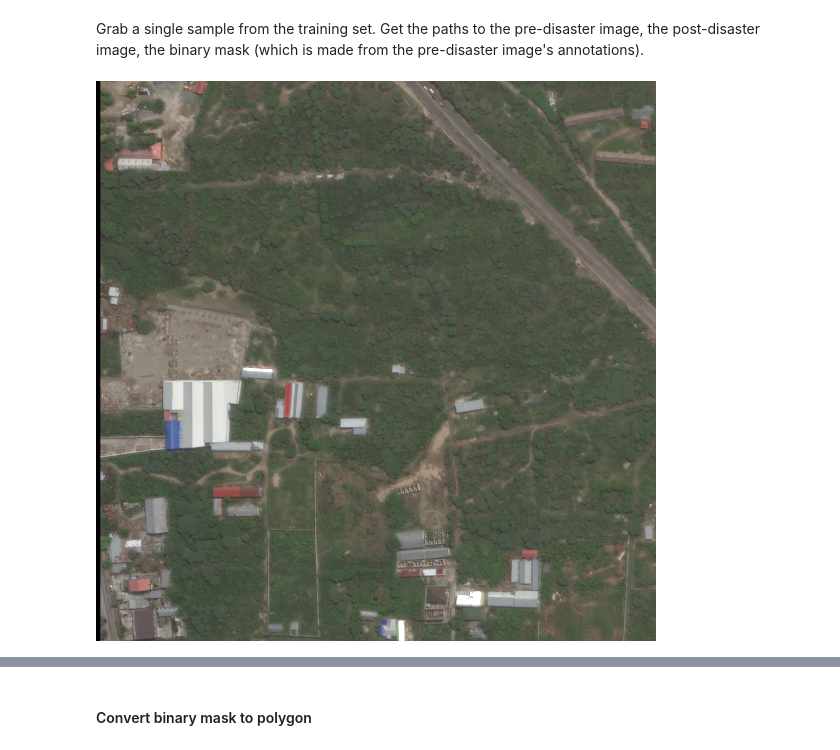
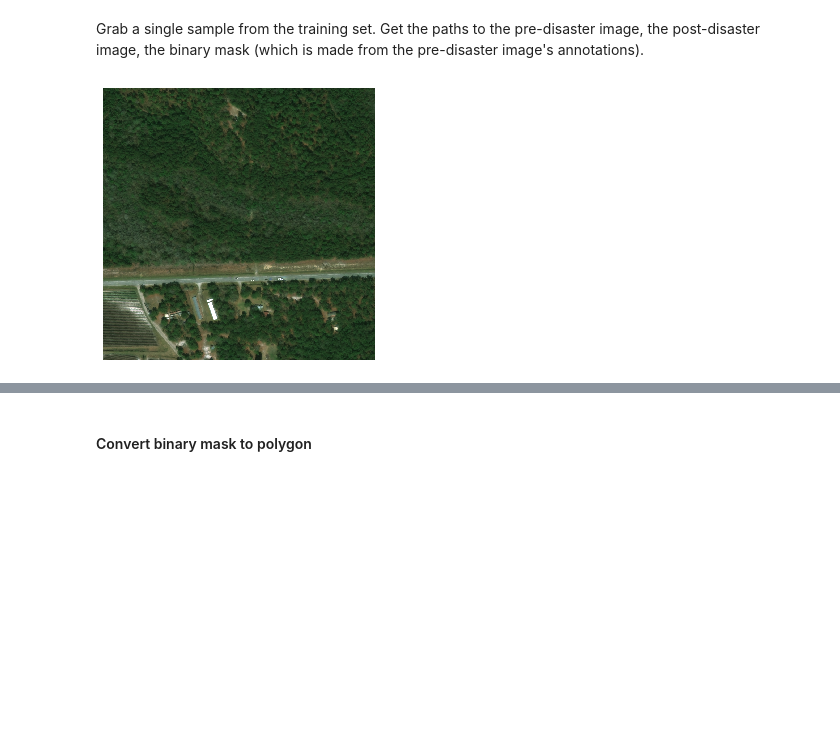
Before and after one commit to qAp/xview2comp, a Jupyter notebook: 02c_bmask_to_polygons.ipynb, the cells around one changed output, grey strips where cells are left out. Drawn from its saved outputs; the diff is of its cells as text; code cells hidden in the pictures; blank space fills up the shorter version.

```diff
--- a/02c_bmask_to_polygons.ipynb
+++ b/02c_bmask_to_polygons.ipynb
@@ -57,14 +71,14 @@ npreimgs[:3]
 # %% [markdown]
 Grab a single sample from the training set.  Get the paths to the pre-disaster image, the post-disaster image, the binary mask (which is made from the pre-disaster image's annotations).
 # %%
-idx = 367
+idx = 23
 # %%
 npreimg = npreimgs[idx]
 nposimg = pre2post_fpath(npreimgs[idx])
 nbmask = img2bmask_fpath(npreimg)
 # %%
-open_image(npreimg)
+open_image(npreimg).show(figsize=(5, 5))
 # %% [output]
-[figure, old version]
+[figure, new version]
 # %%
 bmask = open_mask(nbmask)
```
Also changed, not shown: parts of 41 cells of this notebook.
